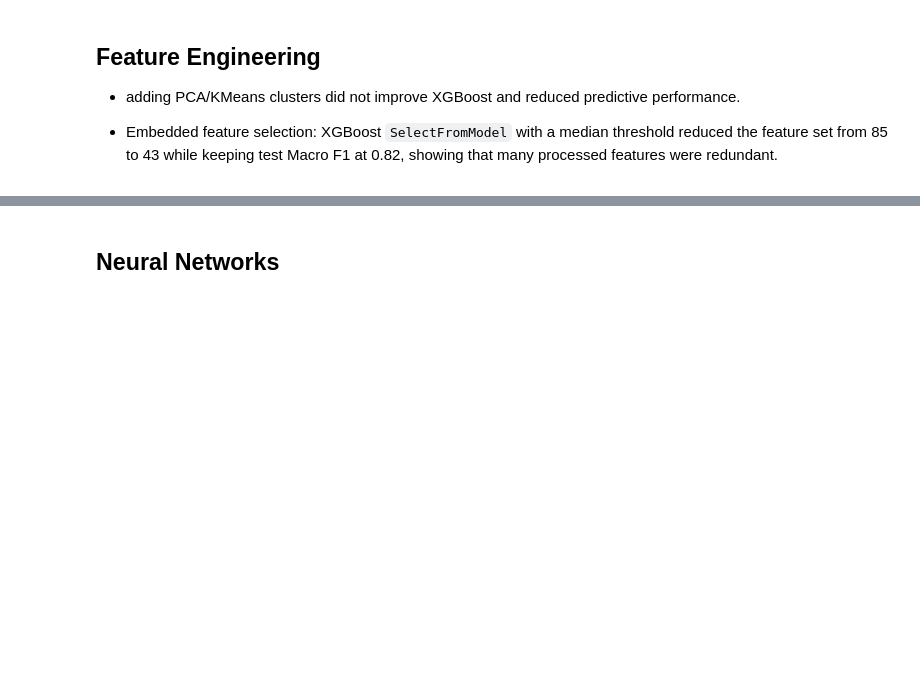
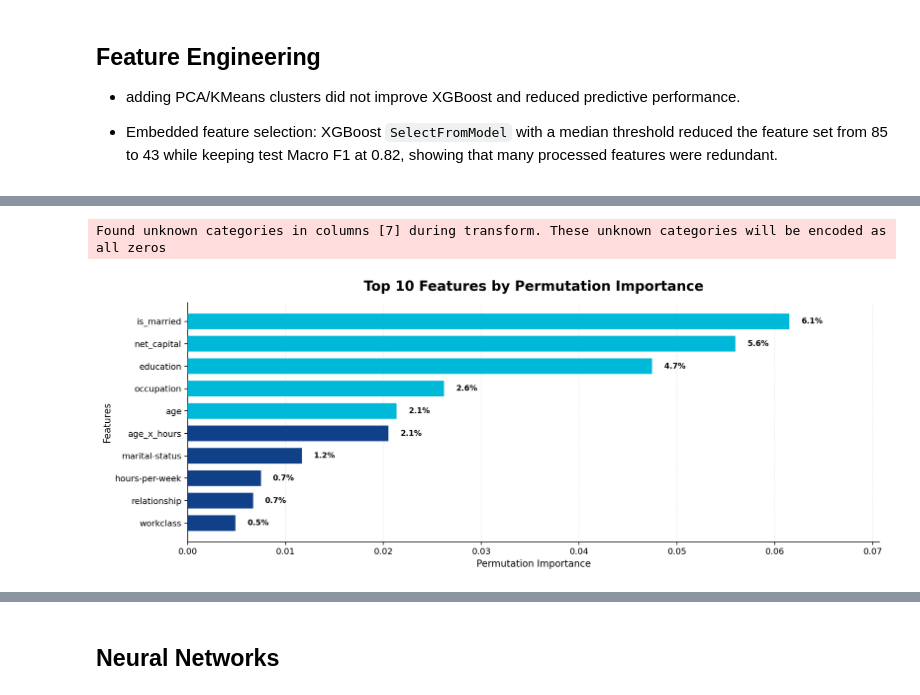
Before and after one commit to swirita/Adult-Income-Prediction, a Jupyter notebook: Adult_Income_Prediction.ipynb, the cells around one changed output, grey strips where cells are left out. Cells and saved outputs as stored; diff of their text form; code cells hidden in the pictures; blank space fills up the shorter version.

```diff
--- a/Adult_Income_Prediction.ipynb
+++ b/Adult_Income_Prediction.ipynb
@@ -1252,0 +1273,23 @@ plot_income_by_feature(df, 'education', figsize=(13, 7))
+# %%
+# Calculate permutation importance using unseen test data
+r_fe = permutation_importance(
+    xgb_pipe_fe,
+    X_test_fe,
+    y_test_encoded,
+    n_repeats=10,
+    random_state=42,
+    scoring='f1_macro',
+    n_jobs=-1
+)
+
+new_feat_importance = pd.Series(r_fe['importances_mean'], index=X_test_fe.columns).sort_values(ascending=False)
+
+ax = plot_importance_color(
+    new_feat_importance,
+    top_n=10,
+    highlight_n=5,
+    figsize=(13, 5)
+)
+# %% [output]
+Found unknown categories in columns [7] during transform. These unknown categories will be encoded as all zeros
+[figure, added]
```
Also changed, not shown: parts of 40 cells of this notebook.
